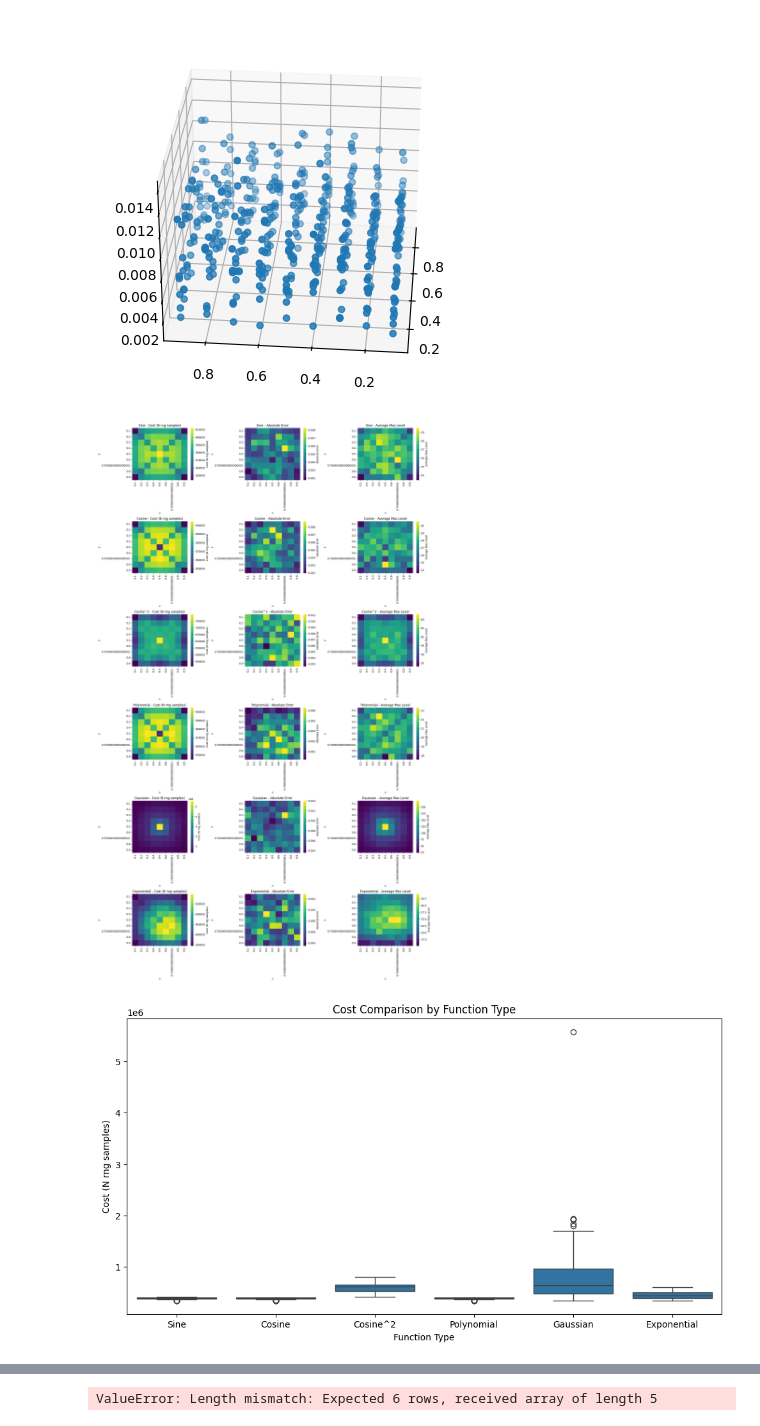
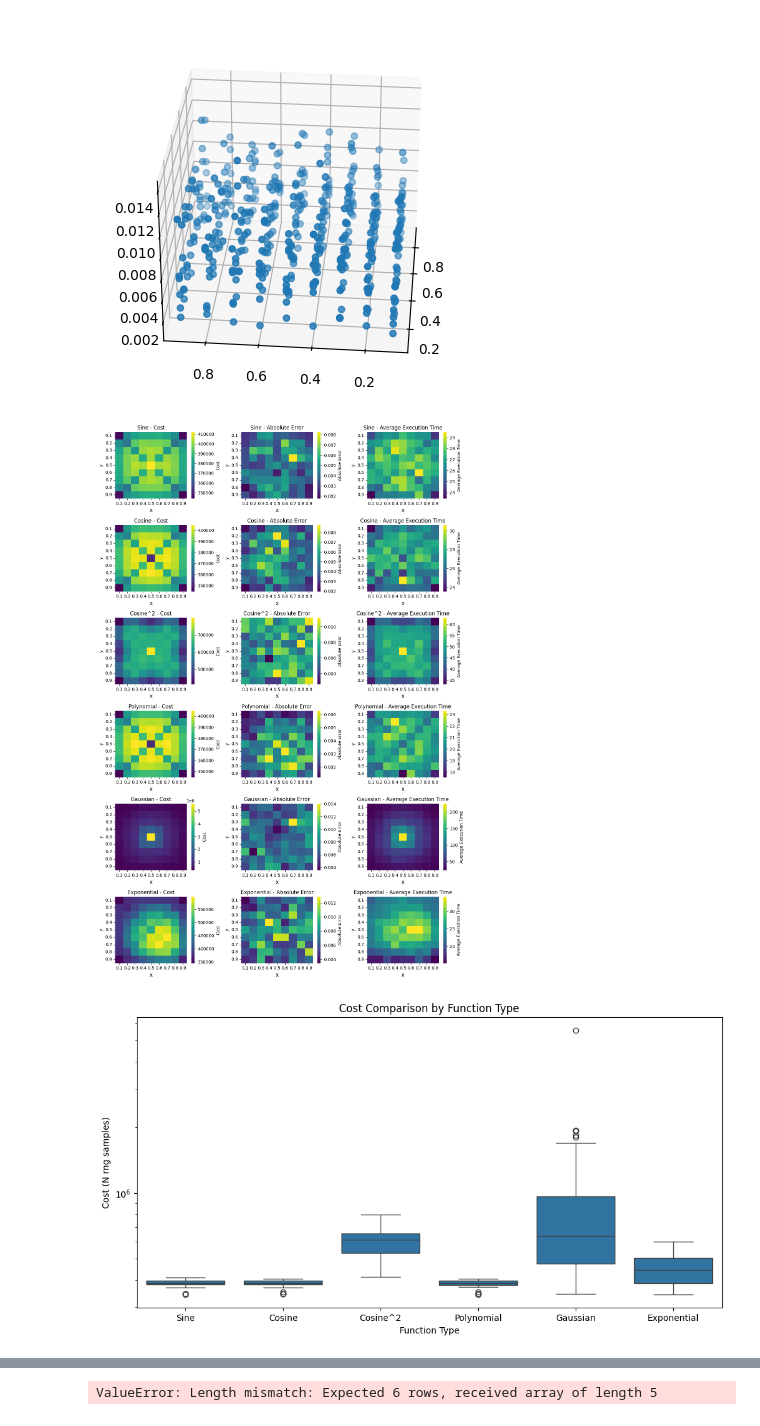
Before and after one commit to casparschucan/feynman-kac-python, a Jupyter notebook: src/benchmarking.ipynb, the cells around one changed output, grey strips where cells are left out. Saved outputs shown, nothing was run; the diff lists cells and outputs as text; code cells hidden in the pictures.

```diff
--- a/src/benchmarking.ipynb
+++ b/src/benchmarking.ipynb
@@ -325,10 +325,13 @@ data = []
 
 # For this example, I'll create a dataframe with the visible data points
 
-df = pd.read_csv('benchmark_data.csv')
+df = pd.read_csv('../data/benchmark_data.csv')
 # Then select only the columns you need
 df = df[['x', 'y', 'avg_execution_time', 'avg_computational_cost', 'avg_error', 'avg_max_level', 'test_name']]
-
+for i in range(len(df['x'])):
+    df.loc[i,'x'] = round(df['x'][i],1)
+for i in range(len(df['y'])):
+    df.loc[i,'y'] = round(df['y'][i],1)
 
 # Create pivot tables for heatmaps
 # Round param values to create proper grid
@@ -338,11 +341,11 @@ df = df[['x', 'y', 'avg_execution_time', 'avg_computational_cost', 'avg_error',
 function_types = df['test_name'].unique()
 
 # Set up the figure for multiple heatmaps
-fig, axes = plt.subplots(len(function_types), 3, figsize=(18, 5*len(function_types)))
+fig, axes = plt.subplots(len(function_types), 3, figsize=(12, 3*len(function_types)))
 plt.subplots_adjust(hspace=0.3)
 
 metrics = ['avg_computational_cost', 'avg_error', 'avg_execution_time']
-titles = ['Cost (N rng samples)', 'Absolute Error', 'Average Max Level']
+titles = ['Cost', 'Absolute Error', 'Average Execution Time']
 
 for i, func_type in enumerate(function_types):
     func_data = df[df['test_name'] == func_type]
@@ -358,39 +361,41 @@ for i, func_type in enumerate(function_types):
 
         # Plot heatmap
         ax = axes[i, j]
-        sns.heatmap(pivot, fmt=".3g", cmap="viridis", ax=ax, cbar_kws={'label': title})
+        sns.heatmap(pivot, fmt=".3g", cmap="viridis", ax=ax,
+                    cbar_kws={'label': title})
         ax.set_title(f"{func_type} - {title}")
-        ax.set_xlabel("x")
+        ax.set_xlabel("x", fontsize="large")
         ax.set_ylabel("y")
 
 plt.tight_layout()
-plt.savefig('benchmark_heatmaps_time.png', dpi=300, bbox_inches='tight')
+plt.savefig('benchmark_heatmaps_time.pdf')#, dpi=300, bbox_inches='tight')
 plt.show()
 
 # Additional analysis: Create a comparison plot across function types
 plt.figure(figsize=(12, 6))
 sns.boxplot(x='test_name', y='avg_computational_cost', data=df)
 plt.title('Cost Comparison by Function Type')
 plt.ylabel('Cost (N rng samples)')
 plt.xlabel('Function Type')
-plt.savefig('cost_comparison.png', dpi=300)
+plt.yscale('log')
+plt.savefig('cost_comparison.pdf')
 plt.show()
 
 # Create a scatter plot of execution time vs error
 plt.figure(figsize=(10, 6))
 for func_type in function_types:
     func_data = df[df['test_name'] == func_type]
     plt.scatter(func_data['avg_computational_cost'], func_data['avg_error'], label=func_type, alpha=0.7)
 plt.title('Cost vs Error')
 plt.xlabel('Cost (N rng samples)')
 plt.ylabel('Error')
 plt.legend()
 plt.grid(True, alpha=0.3)
 plt.savefig('cost_vs_error.png', dpi=300)
 plt.show()
 # %% [output]
-[figure, old version]
+[figure, new version]
-[figure, old version]
+[figure, new version]
 [figure]
 # %%
 agg_data = pd.DataFrame(columns=['mean cost', 'median cost', 'max cost', 'mean max level', 'test function'])
```
Also changed, not shown: 2 other files.
